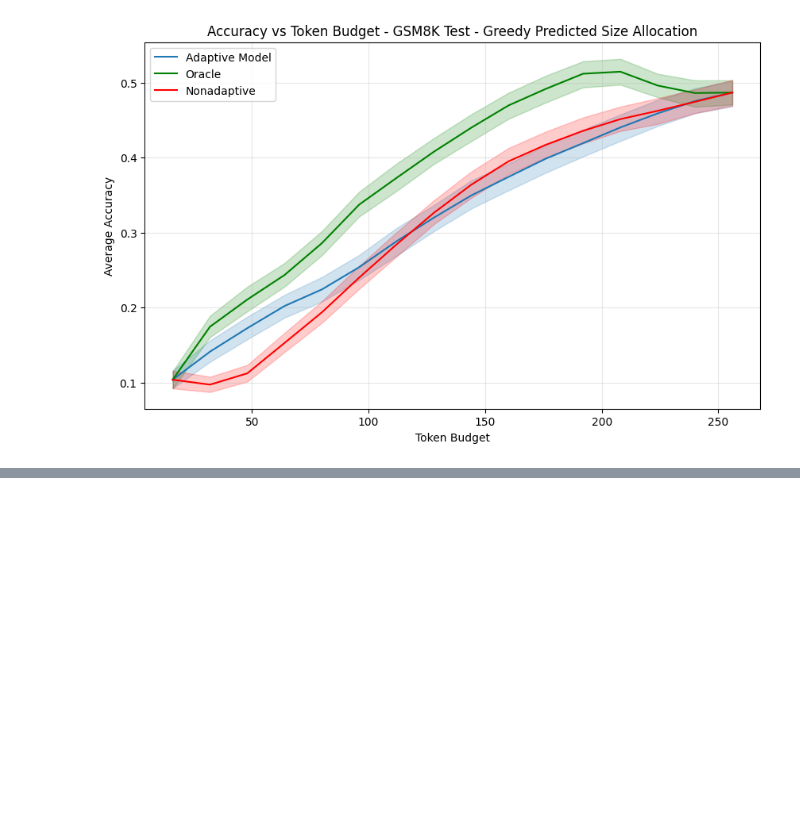
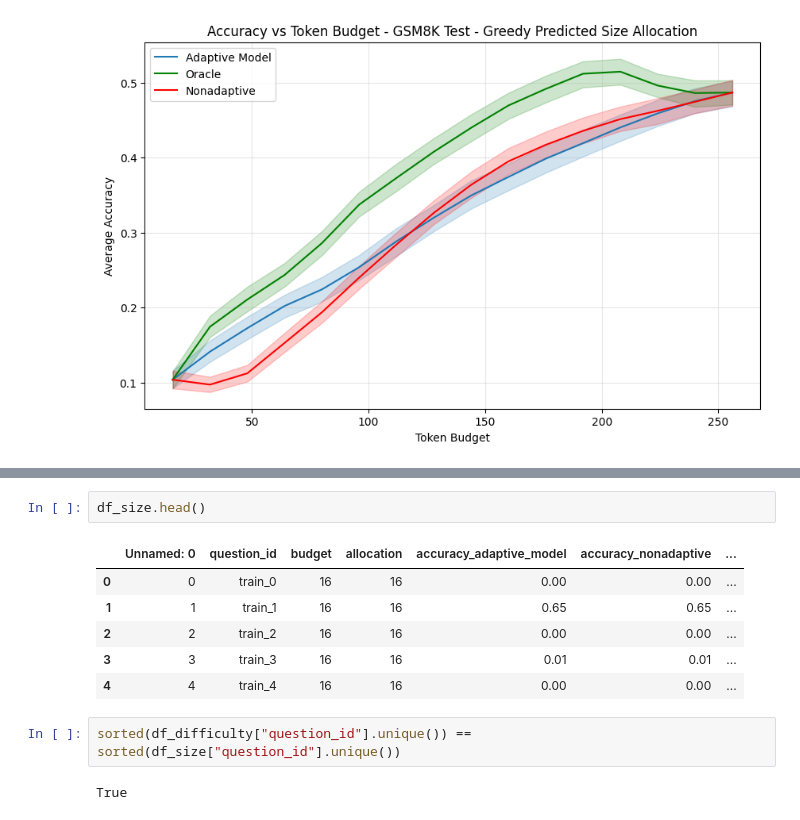
Before and after one commit to brownkat6/reasoning-scheduling, a Jupyter notebook: eval_size_predictions_gsm8k_katrina.ipynb, the cells around one changed output, grey strips where cells are left out. Drawn from its saved outputs; the diff is of its cells as text; blank space fills up the shorter version.

```diff
--- a/eval_size_predictions_gsm8k_katrina.ipynb
+++ b/eval_size_predictions_gsm8k_katrina.ipynb
@@ -252,0 +306,13 @@ plt.show()
+# %%
+df_size.head()
+# %% [output]
+|  | Unnamed: 0 | question_id | budget | allocation | accuracy_adaptive_model | accuracy_nonadaptive | ... |
+| 0 | 0 | train_0 | 16 | 16 | 0.00 | 0.00 | ... |
+| 1 | 1 | train_1 | 16 | 16 | 0.65 | 0.65 | ... |
+| 2 | 2 | train_2 | 16 | 16 | 0.00 | 0.00 | ... |
+| 3 | 3 | train_3 | 16 | 16 | 0.01 | 0.01 | ... |
+| 4 | 4 | train_4 | 16 | 16 | 0.00 | 0.00 | ... |
+# %%
+sorted(df_difficulty["question_id"].unique()) == sorted(df_size["question_id"].unique())
+# %% [output]
+True
```
Also changed, not shown: parts of 5 cells of this notebook, 1 other file.
